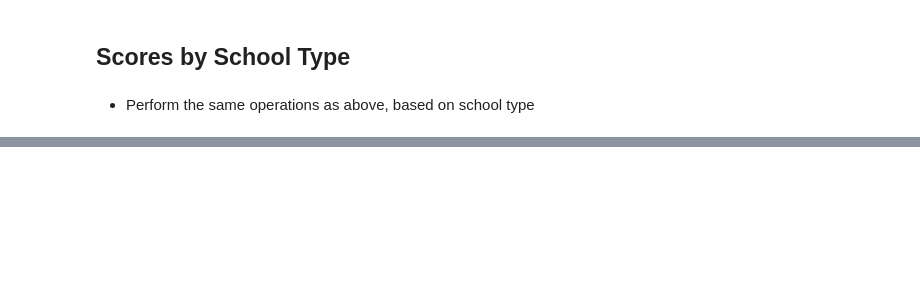
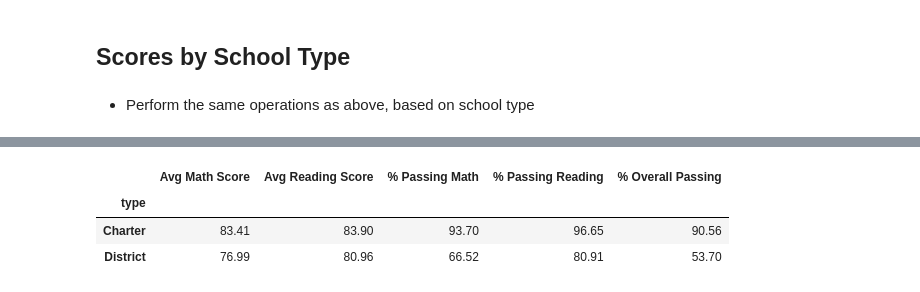
Before and after one commit to a-matos/Pandas, a Jupyter notebook: PyCitySchools/PyCitySchools_starter.ipynb, the cells around one changed output, grey strips where cells are left out. Cells and saved outputs as stored; diff of their text form; code cells hidden in the pictures; blank space fills up the shorter version.

```diff
--- a/PyCitySchools/PyCitySchools_starter.ipynb
+++ b/PyCitySchools/PyCitySchools_starter.ipynb
@@ -582,0 +574,46 @@ TypeError: unhashable type: 'numpy.ndarray'
+# %%
+#Total students per type
+total_students_per_type = type_grouped_df['Student ID'].count()
+# total_students_per_type
+# %%
+#Calculate the percentage of students with a passing MATH score (70 or greater) - PER TYPE
+math_type_df = school_data_complete_df.query('math_score>=70')
+math_s_group_type = math_type_df.groupby(['type'])
+perc_math_pass_per_type = (math_s_group_type['type'].count()/total_students_per_type)*100
+# perc_math_pass_per_type
+# %%
+#Calculate the percentage of students with a passing READING score (70 or greater) - PER TYPE
+reading_type_df = school_data_complete_df.query('reading_score>=70')
+reading_s_group_type = reading_type_df.groupby(['type'])
+perc_reading_pass_per_type = (reading_s_group_type['type'].count()/total_students_per_type)*100
+# perc_reading_pass_per_type
+# %%
+#Calculate the percentage of students who passed math and reading (% Overall Passing)- PER TYPE
+overall__type_df = school_data_complete_df.query('reading_score >=70 & math_score >= 70')
+overall_s_type_group = overall__type_df.groupby(['type'])
+perc_overall_pass_per_type = (overall_s_type_group['math_score'].count() /total_students_per_type)*100
+# perc_overall_pass_per_type
+# %%
+#Scores by School Size - Summary
+Scores_School_Type_df = pd.DataFrame({
+                                    "Avg Math Score":type_avg_math_scores,
+                                    "Avg Reading Score":type_avg_reading_scores,
+                                    "% Passing Math":perc_math_pass_per_type,
+                                    "% Passing Reading":perc_reading_pass_per_type,
+                                    "% Overall Passing":perc_overall_pass_per_type})
+
+
+#Formating summary table
+
+Scores_School_Type_df['Avg Math Score'] = Scores_School_Type_df['Avg Math Score'].astype(float).map("{:,.2f}".format)
+Scores_School_Type_df['Avg Reading Score'] = Scores_School_Type_df['Avg Reading Score'].astype(float).map("{:,.2f}".format)
+Scores_School_Type_df['% Passing Math'] = Scores_School_Type_df['% Passing Math'].astype(float).map("{:,.2f}".format)
+Scores_School_Type_df['% Passing Reading'] = Scores_School_Type_df['% Passing Reading'].astype(float).map("{:,.2f}".format)
+Scores_School_Type_df['% Overall Passing'] = Scores_School_Type_df['% Overall Passing'].astype(float).map("{:,.2f}".format)
+
+Scores_School_Type_df
+# %% [output]
+|  | Avg Math Score | Avg Reading Score | % Passing Math | % Passing Reading | % Overall Passing |
+| type |  |  |  |  |  |
+| Charter | 83.41 | 83.90 | 93.70 | 96.65 | 90.56 |
+| District | 76.99 | 80.96 | 66.52 | 80.91 | 53.70 |
```
Also changed, not shown: parts of 13 cells of this notebook.
